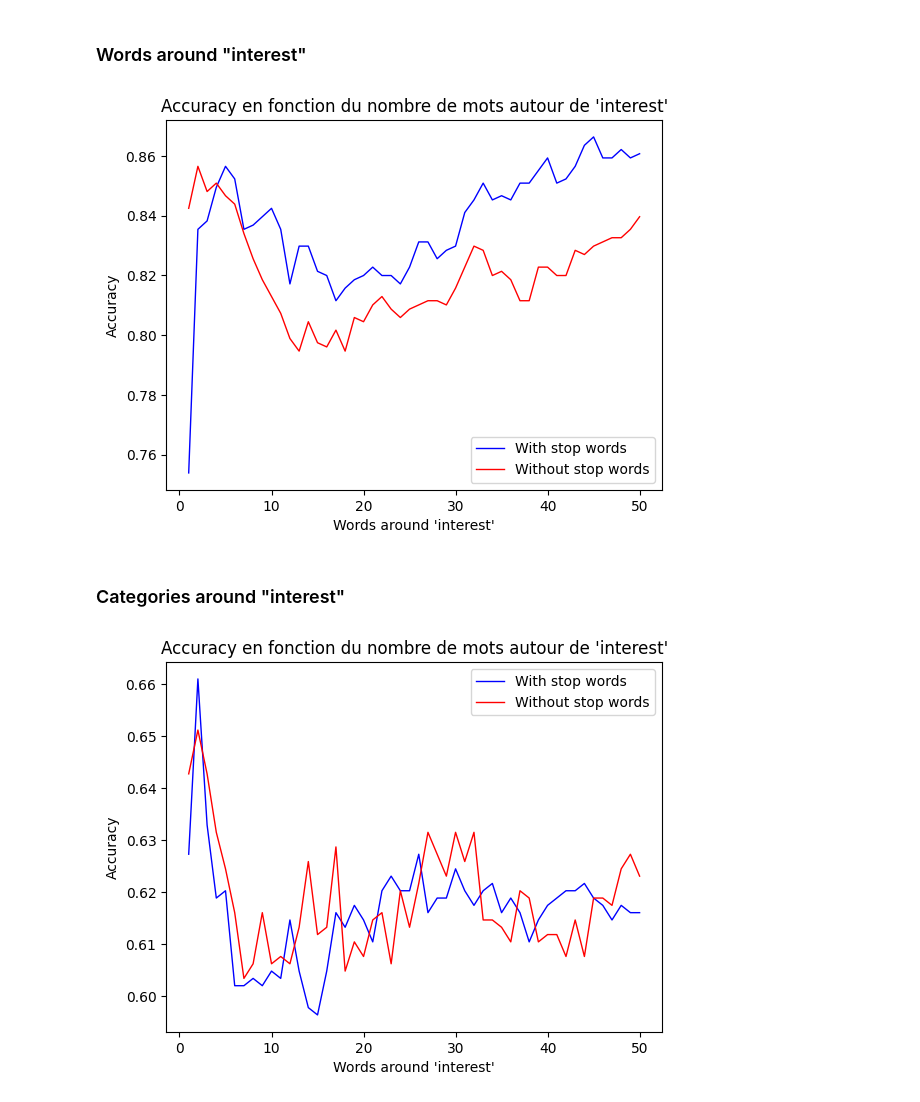
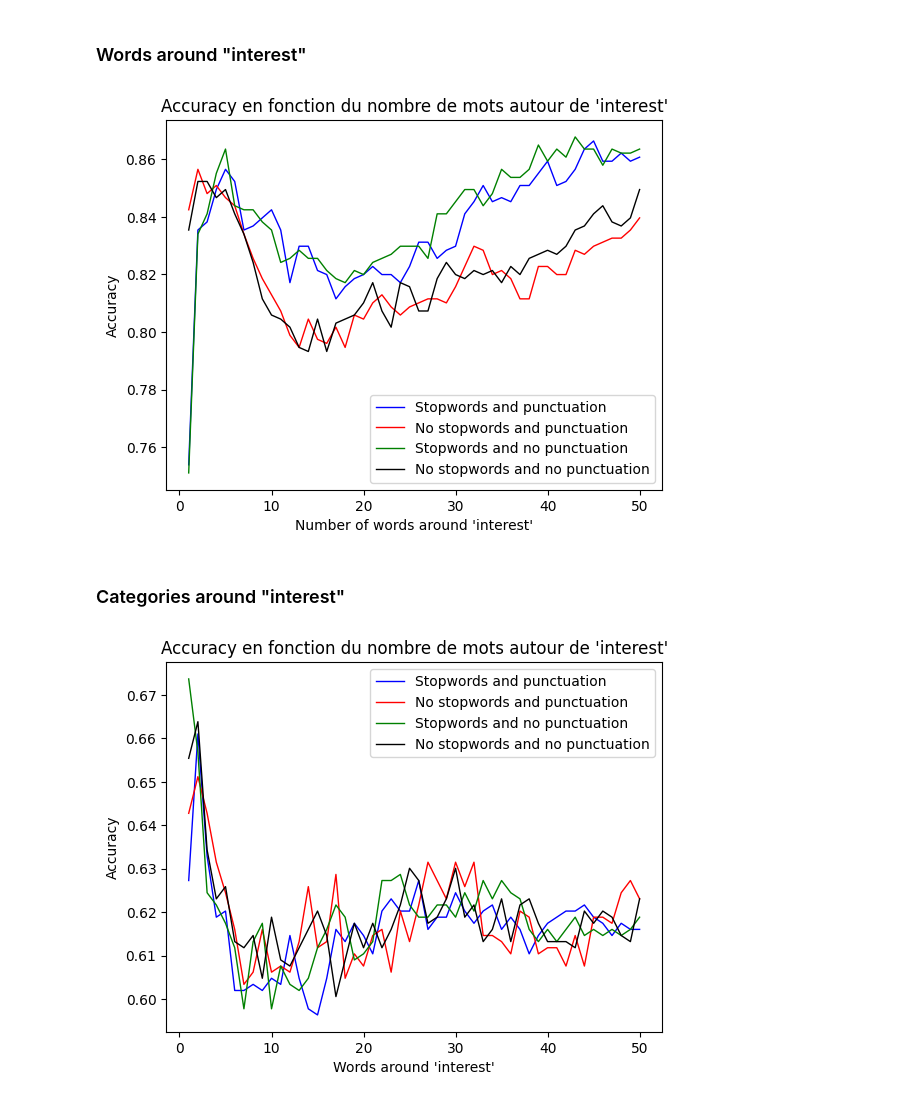
Before and after one commit to Jay-D13/NLP-Scikit, a Jupyter notebook: naive_bayes.ipynb, the cells around one changed output. Saved outputs shown, nothing was run; the diff lists cells and outputs as text; code cells hidden in the pictures.

Commit message:
Added punctuation caracteristic and clarification

```diff
--- a/naive_bayes.ipynb
+++ b/naive_bayes.ipynb
@@ -43,8 +53,13 @@ words_result = {
 # %%
 for i in range(1,51):
     stop,nostop = model(i, main.words_only)
-    words_result["with_stop"].append(stop)
-    words_result["without_stop"].append(nostop)
+    words_result["punctuation"]["stopwords"].append(stop)
+    words_result["punctuation"]["no_stopwords"].append(nostop)
+
+for i in range(1,51):
+    stop,nostop = model(i, main.words_only_no_punc)
+    words_result["no_punctuation"]["stopwords"].append(stop)
+    words_result["no_punctuation"]["no_stopwords"].append(nostop)
 # %% [markdown]
 # Categories of words
 # %% [markdown]
@@ -59,39 +67,63 @@ categories_result = {
+# %%
+categories_result = {
+                    "punctuation": {
+                        "stopwords":[],
+                        "no_stopwords":[]
+                        },
+                    "no_punctuation":{
+                        "stopwords":[],
+                        "no_stopwords":[]
+                        }
+                    }
 # %%
 for i in range(1,51):
-    stop,nostop = model(i, main.groups_only, main.groups_no_stop)
-    categories_result["with_stop"].append(stop)
-    categories_result["without_stop"].append(nostop)
+    stop,nostop = model(i, main.categories_only, main.categories_no_stop)
+    categories_result["punctuation"]["stopwords"].append(stop)
+    categories_result["punctuation"]["no_stopwords"].append(nostop)
+
+for i in range(1,51):
+    stop,nostop = model(i, main.categories_only_no_punc, main.categories_no_stop_no_punc)
+    categories_result["no_punctuation"]["stopwords"].append(stop)
+    categories_result["no_punctuation"]["no_stopwords"].append(nostop)
 # %% [markdown]
 # Graphes
 # %% [markdown]
 ### Words around "interest"
 # %%
 x = range(1, 51)
-y1 = [m.accuracy for m in words_result["with_stop"]]
-y2 = [m.accuracy for m in words_result["without_stop"]]
+y1 = [m.accuracy for m in words_result["punctuation"]["stopwords"]]
+y2 = [m.accuracy for m in words_result["punctuation"]["no_stopwords"]]
+y3 = [m.accuracy for m in words_result["no_punctuation"]["stopwords"]]
+y4 = [m.accuracy for m in words_result["no_punctuation"]["no_stopwords"]]
 
-plt.plot(x, y1, marker='', color='blue', linewidth=1, label="With stop words")
-plt.plot(x, y2, marker='', color='red', linewidth=1, label="Without stop words")
+plt.plot(x, y1, marker='', color='blue', linewidth=1, label="Stopwords and punctuation")
+plt.plot(x, y2, marker='', color='red', linewidth=1, label="No stopwords and punctuation")
+plt.plot(x, y3, marker='', color='green', linewidth=1, label="Stopwords and no punctuation")
+plt.plot(x, y4, marker='', color='black', linewidth=1, label="No stopwords and no punctuation")
 plt.title("Accuracy en fonction du nombre de mots autour de 'interest'")
-plt.xlabel("Words around 'interest'")
+plt.xlabel("Number of words around 'interest'")
 plt.ylabel("Accuracy")
 plt.legend()
 plt.show()
 # %% [output]
-[figure, old version]
+[figure, new version]
 # %% [markdown]
 ### Categories around "interest"
 # %%
 x = range(1, 51)
-y1 = [m.accuracy for m in categories_result["with_stop"]]
-y2 = [m.accuracy for m in categories_result["without_stop"]]
+y1 = [m.accuracy for m in categories_result["punctuation"]["stopwords"]]
+y2 = [m.accuracy for m in categories_result["punctuation"]["no_stopwords"]]
+y3 = [m.accuracy for m in categories_result["no_punctuation"]["stopwords"]]
+y4 = [m.accuracy for m in categories_result["no_punctuation"]["no_stopwords"]]
 
-plt.plot(x, y1, marker='', color='blue', linewidth=1, label="With stop words")
-plt.plot(x, y2, marker='', color='red', linewidth=1, label="Without stop words")
+plt.plot(x, y1, marker='', color='blue', linewidth=1, label="Stopwords and punctuation")
+plt.plot(x, y2, marker='', color='red', linewidth=1, label="No stopwords and punctuation")
+plt.plot(x, y3, marker='', color='green', linewidth=1, label="Stopwords and no punctuation")
+plt.plot(x, y4, marker='', color='black', linewidth=1, label="No stopwords and no punctuation")
 plt.title("Accuracy en fonction du nombre de mots autour de 'interest'")
 plt.xlabel("Words around 'interest'")
 plt.ylabel("Accuracy")
 plt.legend()
 plt.show()
 # %% [output]
-[figure, old version]
+[figure, new version]
```
Also changed, not shown: parts of 6 cells of this notebook, 5 other files.
